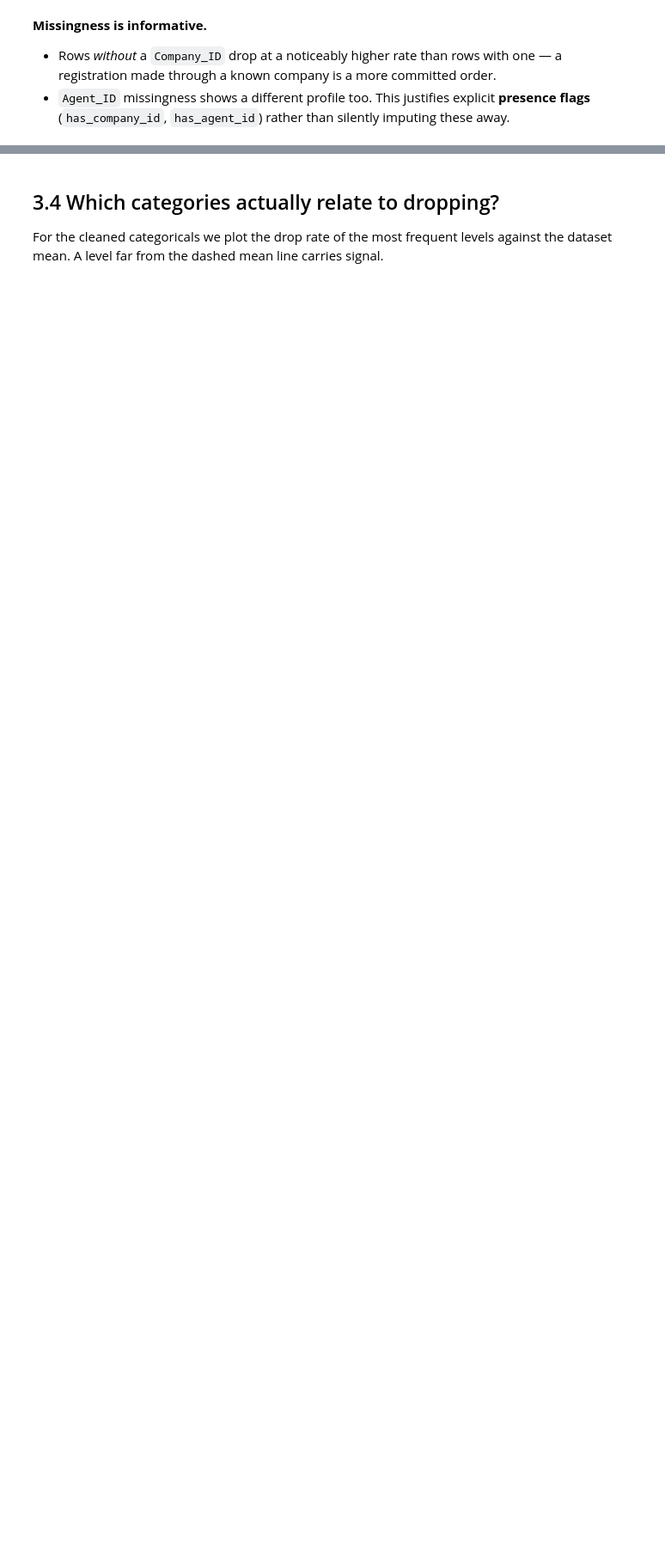
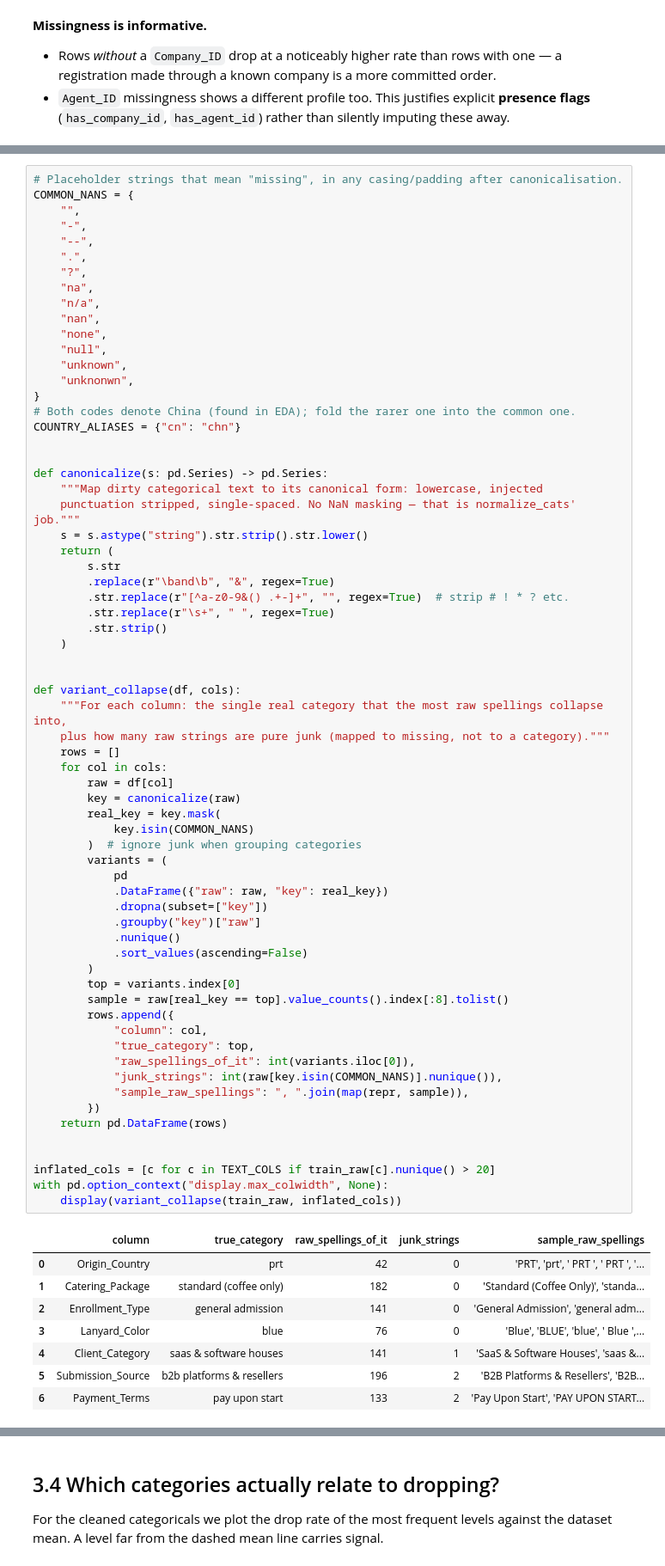
Before and after one commit to manemajef/ml-proj, a Jupyter notebook: notebook_v3.ipynb, the cells around one changed output, grey strips where cells are left out. Shown at 86% size. Cells and saved outputs as stored; diff of their text form; blank space fills up the shorter version.

```diff
--- a/notebook_v3.ipynb
+++ b/notebook_v3.ipynb
@@ -327,0 +363,75 @@ Previous exploration showed that the categorical columns are deliberately corrup
+# %%
+# Placeholder strings that mean "missing", in any casing/padding after canonicalisation.
+COMMON_NANS = {
+    "",
+    "-",
+    "--",
+    ".",
+    "?",
+    "na",
+    "n/a",
+    "nan",
+    "none",
+    "null",
+    "unknown",
+    "unknonwn",
+}
+# Both codes denote China (found in EDA); fold the rarer one into the common one.
+COUNTRY_ALIASES = {"cn": "chn"}
+
+
+def canonicalize(s: pd.Series) -> pd.Series:
+    """Map dirty categorical text to its canonical form: lowercase, injected
+    punctuation stripped, single-spaced. No NaN masking — that is normalize_cats' job."""
+    s = s.astype("string").str.strip().str.lower()
+    return (
+        s.str
+        .replace(r"\band\b", "&", regex=True)
+        .str.replace(r"[^a-z0-9&() .+-]+", "", regex=True)  # strip # ! * ? etc.
+        .str.replace(r"\s+", " ", regex=True)
+        .str.strip()
+    )
+
+
+def variant_collapse(df, cols):
+    """For each column: the single real category that the most raw spellings collapse into,
+    plus how many raw strings are pure junk (mapped to missing, not to a category)."""
+    rows = []
+    for col in cols:
+        raw = df[col]
+        key = canonicalize(raw)
+        real_key = key.mask(
+            key.isin(COMMON_NANS)
+        )  # ignore junk when grouping categories
+        variants = (
+            pd
+            .DataFrame({"raw": raw, "key": real_key})
+            .dropna(subset=["key"])
+            .groupby("key")["raw"]
+            .nunique()
+            .sort_values(ascending=False)
+        )
+        top = variants.index[0]
+        sample = raw[real_key == top].value_counts().index[:8].tolist()
+        rows.append({
+            "column": col,
+            "true_category": top,
+            "raw_spellings_of_it": int(variants.iloc[0]),
+            "junk_strings": int(raw[key.isin(COMMON_NANS)].nunique()),
+            "sample_raw_spellings": ", ".join(map(repr, sample)),
+        })
+    return pd.DataFrame(rows)
+
+
+inflated_cols = [c for c in TEXT_COLS if train_raw[c].nunique() > 20]
+with pd.option_context("display.max_colwidth", None):
+    display(variant_collapse(train_raw, inflated_cols))
+# %% [output]
+|  | column | true_category | raw_spellings_of_it | junk_strings | sample_raw_spellings |
+| 0 | Origin_Country | prt | 42 | 0 | 'PRT', 'prt', ' PRT ', ' PRT ', '... |
+| 1 | Catering_Package | standard (coffee only) | 182 | 0 | 'Standard (Coffee Only)', 'standa... |
+| 2 | Enrollment_Type | general admission | 141 | 0 | 'General Admission', 'general adm... |
+| 3 | Lanyard_Color | blue | 76 | 0 | 'Blue', 'BLUE', 'blue', ' Blue ',... |
+| 4 | Client_Category | saas & software houses | 141 | 1 | 'SaaS & Software Houses', 'saas &... |
+| 5 | Submission_Source | b2b platforms & resellers | 196 | 2 | 'B2B Platforms & Resellers', 'B2B... |
+| 6 | Payment_Terms | pay upon start | 133 | 2 | 'Pay Upon Start', 'PAY UPON START... |
```
Also changed, not shown: parts of 18 cells of this notebook, 23 other files.
